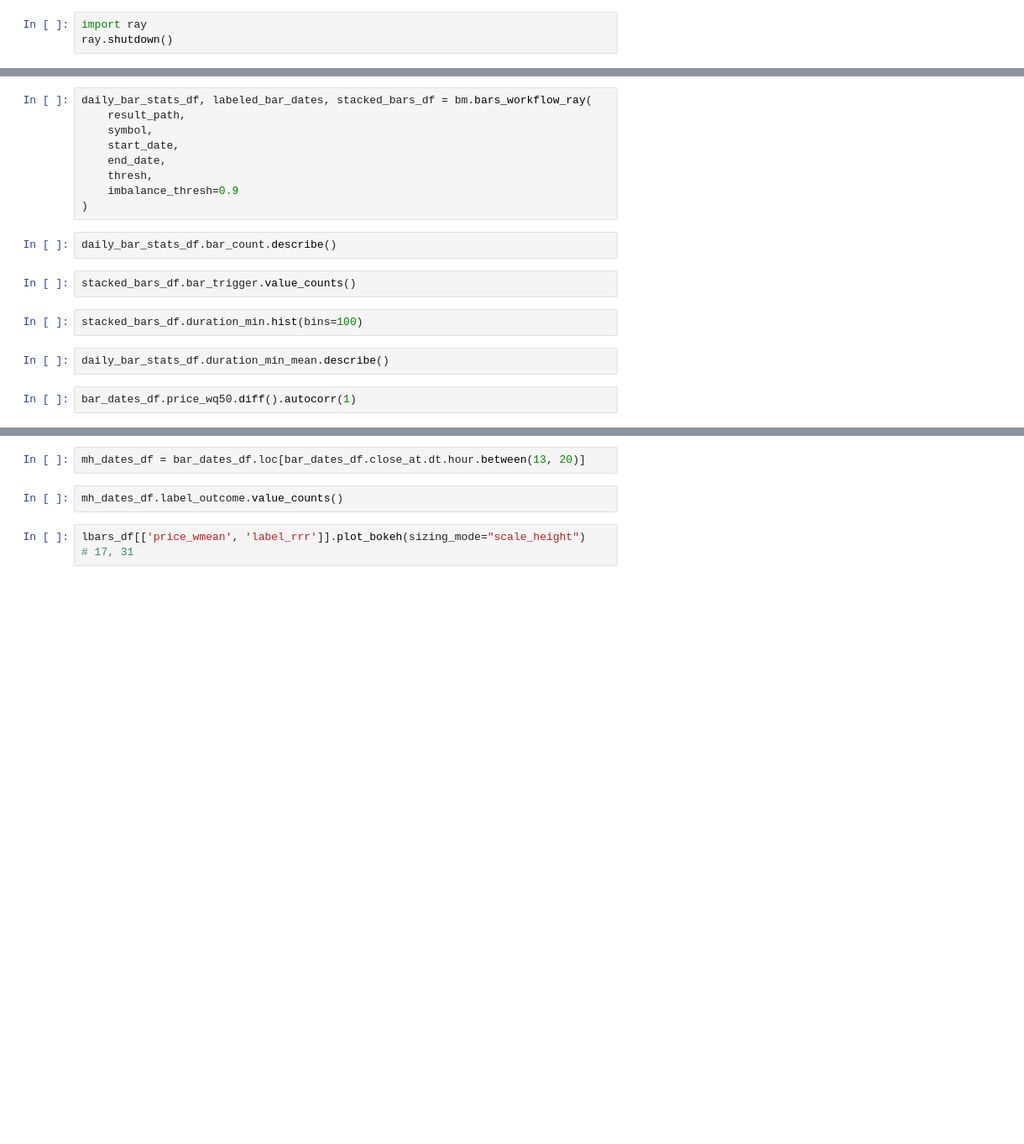
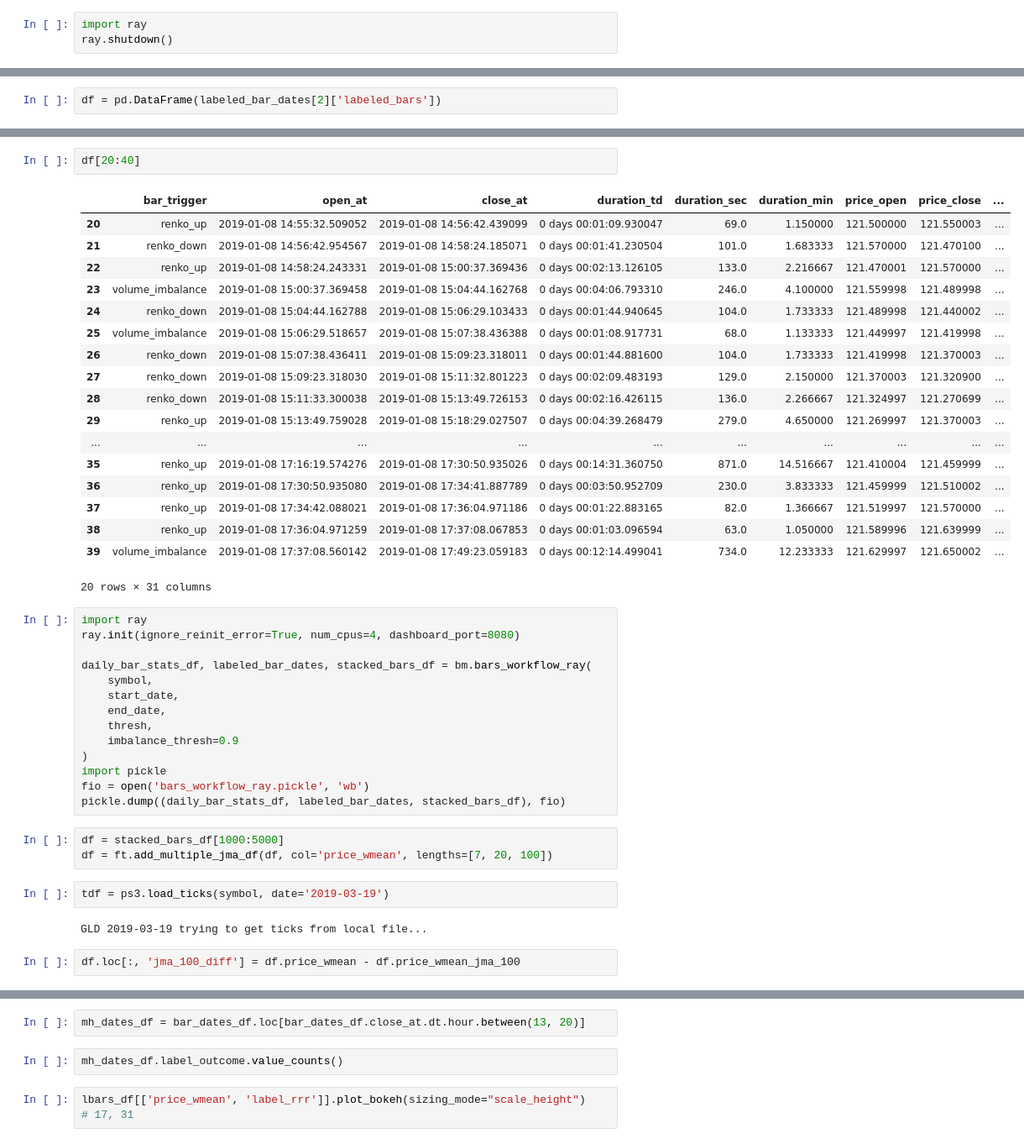
Before and after one commit to bobcolner/pandas-polygon, a Jupyter notebook: notebook.ipynb, the cells around one changed output, grey strips where cells are left out. Shown at 84% size. Drawn from its saved outputs; the diff is of its cells as text; blank space fills up the shorter version.

```diff
--- a/notebook.ipynb
+++ b/notebook.ipynb
@@ -79,3 +60,5 @@ thresh = {
 }
 
 horizon_mins=30
+# %%
+df = pd.DataFrame(labeled_bar_dates[2]['labeled_bars'])
@@ -82,20 +77,45 @@ horizon_mins=30
+# %%
+df[20:40]
+# %% [output]
+|  | bar_trigger | open_at | close_at | duration_td | duration_sec | duration_min | price_open | price_close | ... |
+| 20 | renko_up | 2019-01-08 14:55:32.509052 | 2019-01-08 14:56:42.439099 | 0 days 00:01:09.930047 | 69.0 | 1.150000 | 121.500000 | 121.550003 | ... |
+| 21 | renko_down | 2019-01-08 14:56:42.954567 | 2019-01-08 14:58:24.185071 | 0 days 00:01:41.230504 | 101.0 | 1.683333 | 121.570000 | 121.470100 | ... |
+| 22 | renko_up | 2019-01-08 14:58:24.243331 | 2019-01-08 15:00:37.369436 | 0 days 00:02:13.126105 | 133.0 | 2.216667 | 121.470001 | 121.570000 | ... |
+| 23 | volume_imbalance | 2019-01-08 15:00:37.369458 | 2019-01-08 15:04:44.162768 | 0 days 00:04:06.793310 | 246.0 | 4.100000 | 121.559998 | 121.489998 | ... |
+| 24 | renko_down | 2019-01-08 15:04:44.162788 | 2019-01-08 15:06:29.103433 | 0 days 00:01:44.940645 | 104.0 | 1.733333 | 121.489998 | 121.440002 | ... |
+| 25 | volume_imbalance | 2019-01-08 15:06:29.518657 | 2019-01-08 15:07:38.436388 | 0 days 00:01:08.917731 | 68.0 | 1.133333 | 121.449997 | 121.419998 | ... |
+| 26 | renko_down | 2019-01-08 15:07:38.436411 | 2019-01-08 15:09:23.318011 | 0 days 00:01:44.881600 | 104.0 | 1.733333 | 121.419998 | 121.370003 | ... |
+| 27 | renko_down | 2019-01-08 15:09:23.318030 | 2019-01-08 15:11:32.801223 | 0 days 00:02:09.483193 | 129.0 | 2.150000 | 121.370003 | 121.320900 | ... |
+| 28 | renko_down | 2019-01-08 15:11:33.300038 | 2019-01-08 15:13:49.726153 | 0 days 00:02:16.426115 | 136.0 | 2.266667 | 121.324997 | 121.270699 | ... |
+| 29 | renko_up | 2019-01-08 15:13:49.759028 | 2019-01-08 15:18:29.027507 | 0 days 00:04:39.268479 | 279.0 | 4.650000 | 121.269997 | 121.370003 | ... |
+| ... | ... | ... | ... | ... | ... | ... | ... | ... | ... |
+| 35 | renko_up | 2019-01-08 17:16:19.574276 | 2019-01-08 17:30:50.935026 | 0 days 00:14:31.360750 | 871.0 | 14.516667 | 121.410004 | 121.459999 | ... |
+| 36 | renko_up | 2019-01-08 17:30:50.935080 | 2019-01-08 17:34:41.887789 | 0 days 00:03:50.952709 | 230.0 | 3.833333 | 121.459999 | 121.510002 | ... |
+| 37 | renko_up | 2019-01-08 17:34:42.088021 | 2019-01-08 17:36:04.971186 | 0 days 00:01:22.883165 | 82.0 | 1.366667 | 121.519997 | 121.570000 | ... |
+| 38 | renko_up | 2019-01-08 17:36:04.971259 | 2019-01-08 17:37:08.067853 | 0 days 00:01:03.096594 | 63.0 | 1.050000 | 121.589996 | 121.639999 | ... |
+| 39 | volume_imbalance | 2019-01-08 17:37:08.560142 | 2019-01-08 17:49:23.059183 | 0 days 00:12:14.499041 | 734.0 | 12.233333 | 121.629997 | 121.650002 | ... |
+20 rows × 31 columns
 # %%
+import ray
+ray.init(ignore_reinit_error=True, num_cpus=4, dashboard_port=8080)
+
 daily_bar_stats_df, labeled_bar_dates, stacked_bars_df = bm.bars_workflow_ray(
-    result_path,
     symbol,
     start_date,
     end_date,
     thresh,
     imbalance_thresh=0.9
 )
+import pickle
+fio = open('bars_workflow_ray.pickle', 'wb')
+pickle.dump((daily_bar_stats_df, labeled_bar_dates, stacked_bars_df), fio)
-# %%
-daily_bar_stats_df.bar_count.describe()
-# %%
-stacked_bars_df.bar_trigger.value_counts()
-# %%
-stacked_bars_df.duration_min.hist(bins=100)
-# %%
-daily_bar_stats_df.duration_min_mean.describe()
-# %%
-bar_dates_df.price_wq50.diff().autocorr(1)
+# %%
+df = stacked_bars_df[1000:5000]
+df = ft.add_multiple_jma_df(df, col='price_wmean', lengths=[7, 20, 100])
+# %%
+tdf = ps3.load_ticks(symbol, date='2019-03-19')
+# %% [output]
+GLD 2019-03-19 trying to get ticks from local file...
+# %%
+df.loc[:, 'jma_100_diff'] = df.price_wmean - df.price_wmean_jma_100
 # %%
```
Also changed, not shown: parts of 7 cells of this notebook, 12 other files.
